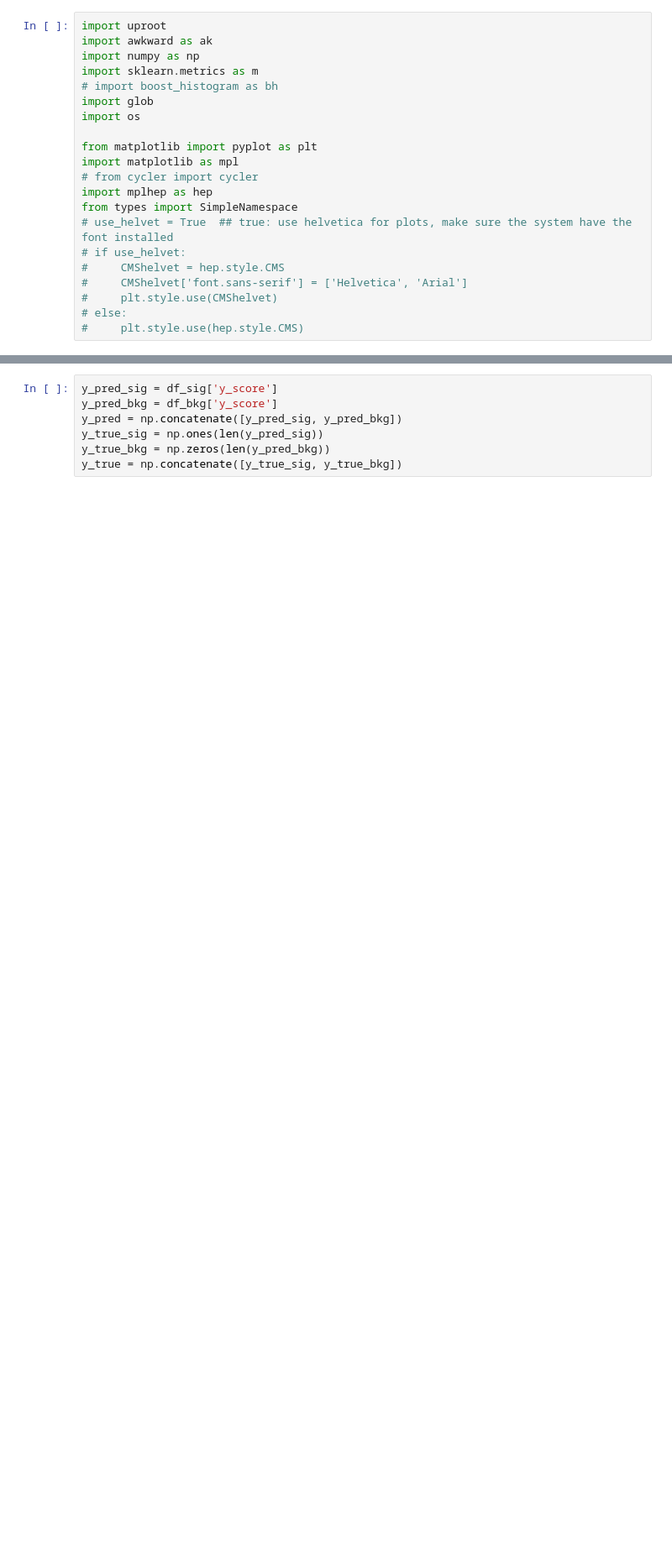
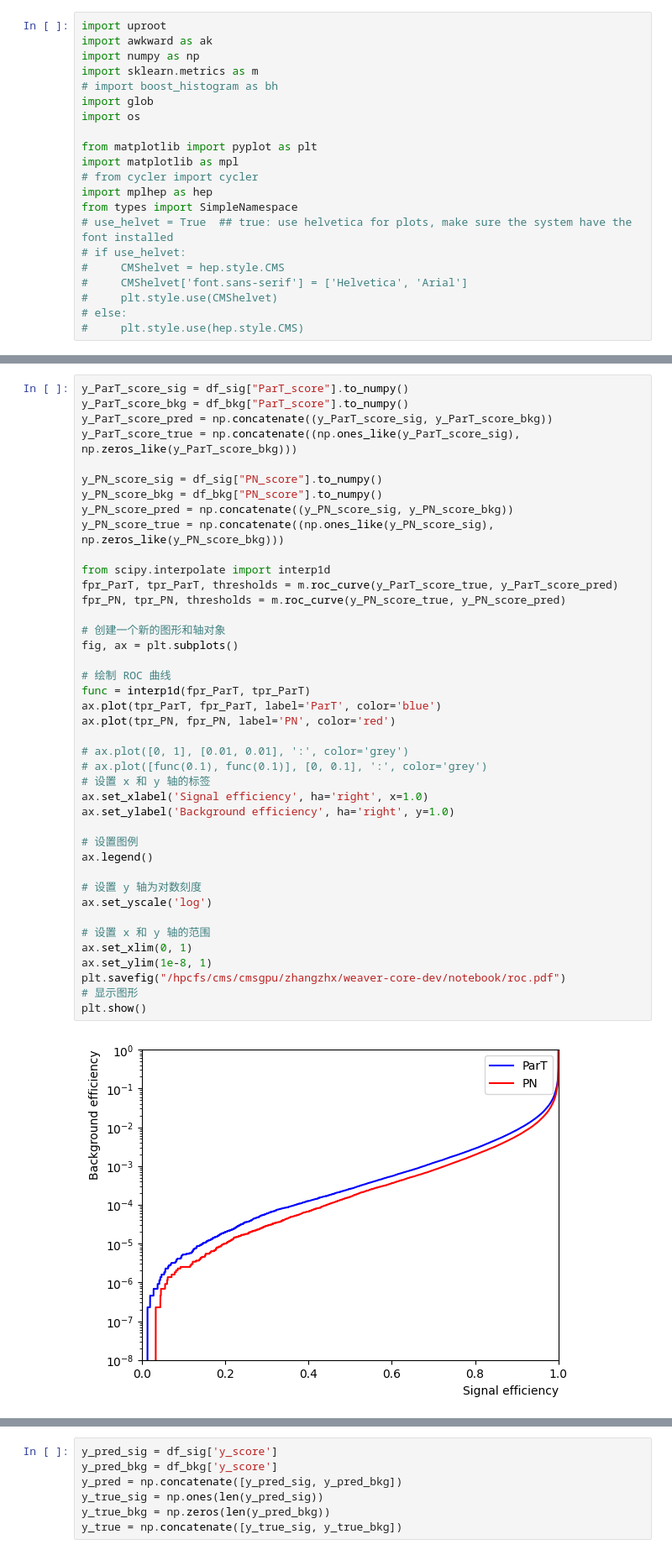
Before and after one commit to ZhenxuanZhang-Jensen/weaver-core-dev, a Jupyter notebook: notebook/predict_raw_score.ipynb, the cells around one changed output, grey strips where cells are left out. Shown: that part at 84% size. Saved outputs shown, nothing was run; the diff lists cells and outputs as text; blank space fills up the shorter version.

```diff
--- a/notebook/predict_raw_score.ipynb
+++ b/notebook/predict_raw_score.ipynb
@@ -86,0 +106,43 @@ events1.keys()
+# %%
+y_ParT_score_sig = df_sig["ParT_score"].to_numpy()
+y_ParT_score_bkg = df_bkg["ParT_score"].to_numpy()
+y_ParT_score_pred = np.concatenate((y_ParT_score_sig, y_ParT_score_bkg))
+y_ParT_score_true = np.concatenate((np.ones_like(y_ParT_score_sig), np.zeros_like(y_ParT_score_bkg)))
+
+y_PN_score_sig = df_sig["PN_score"].to_numpy()
+y_PN_score_bkg = df_bkg["PN_score"].to_numpy()
+y_PN_score_pred = np.concatenate((y_PN_score_sig, y_PN_score_bkg))
+y_PN_score_true = np.concatenate((np.ones_like(y_PN_score_sig), np.zeros_like(y_PN_score_bkg)))
+
+from scipy.interpolate import interp1d
+fpr_ParT, tpr_ParT, thresholds = m.roc_curve(y_ParT_score_true, y_ParT_score_pred)
+fpr_PN, tpr_PN, thresholds = m.roc_curve(y_PN_score_true, y_PN_score_pred)
+
+# 创建一个新的图形和轴对象
+fig, ax = plt.subplots()
+
+# 绘制 ROC 曲线
+func = interp1d(fpr_ParT, tpr_ParT)
+ax.plot(tpr_ParT, fpr_ParT, label='ParT', color='blue')
+ax.plot(tpr_PN, fpr_PN, label='PN', color='red')
+
+# ax.plot([0, 1], [0.01, 0.01], ':', color='grey')
+# ax.plot([func(0.1), func(0.1)], [0, 0.1], ':', color='grey')
+# 设置 x 和 y 轴的标签
+ax.set_xlabel('Signal efficiency', ha='right', x=1.0)
+ax.set_ylabel('Background efficiency', ha='right', y=1.0)
+
+# 设置图例
+ax.legend()
+
+# 设置 y 轴为对数刻度
+ax.set_yscale('log')
+
+# 设置 x 和 y 轴的范围
+ax.set_xlim(0, 1)
+ax.set_ylim(1e-8, 1)
+plt.savefig("/hpcfs/cms/cmsgpu/zhangzhx/weaver-core-dev/notebook/roc.pdf")
+# 显示图形
+plt.show()
+# %% [output]
+[figure, added]
```
Also changed, not shown: parts of 16 cells of this notebook, 13 other files.
